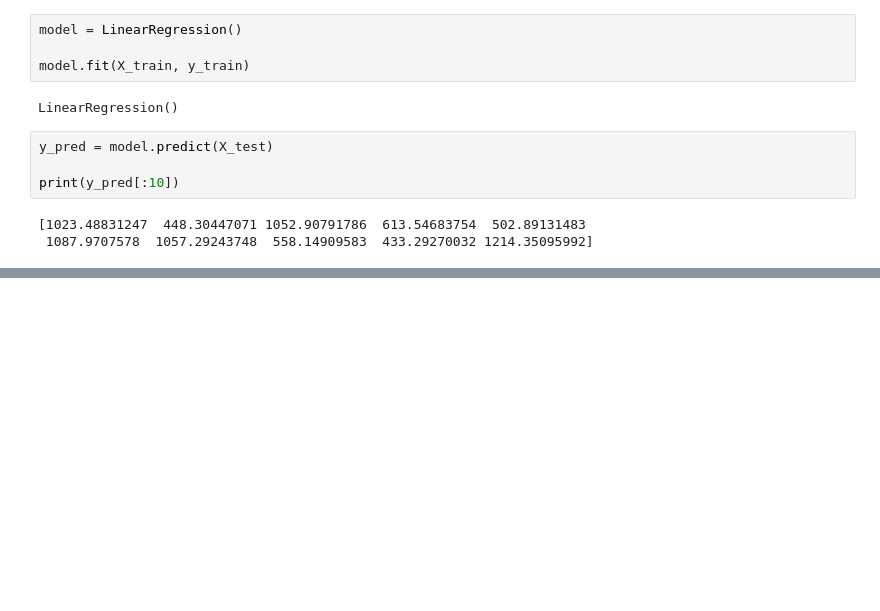
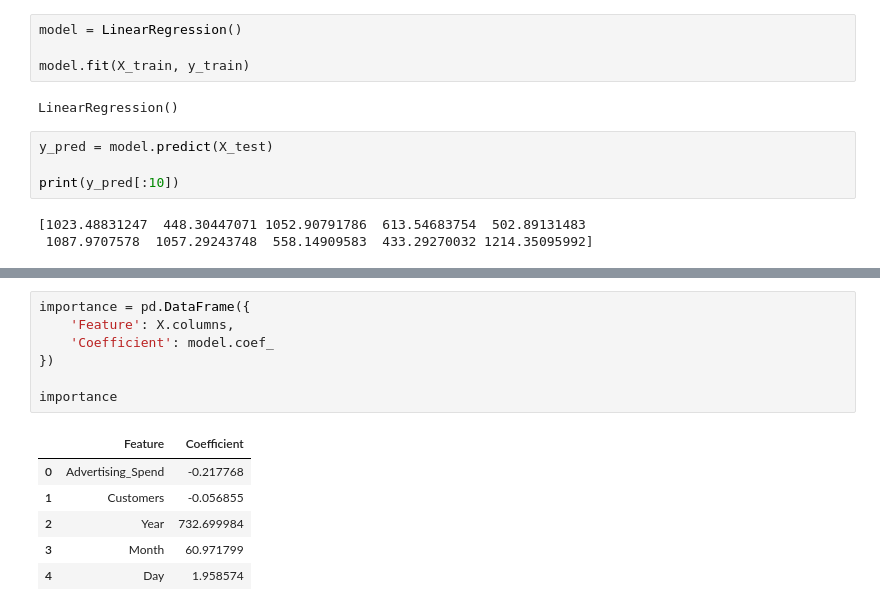
Before and after one commit to Akshitha-1612-hub/Predictive-Analysis, a Jupyter notebook: PredictiveAnalytics.ipynb, the cells around one changed output, grey strips where cells are left out. Cells and saved outputs as stored; diff of their text form; blank space fills up the shorter version.

```diff
--- a/PredictiveAnalytics.ipynb
+++ b/PredictiveAnalytics.ipynb
@@ -172,0 +257,14 @@ print(y_pred[:10])
+# %%
+importance = pd.DataFrame({
+    'Feature': X.columns,
+    'Coefficient': model.coef_
+})
+
+importance
+# %% [output]
+|  | Feature | Coefficient |
+| 0 | Advertising_Spend | -0.217768 |
+| 1 | Customers | -0.056855 |
+| 2 | Year | 732.699984 |
+| 3 | Month | 60.971799 |
+| 4 | Day | 1.958574 |
```
Also changed, not shown: parts of 13 cells of this notebook.
